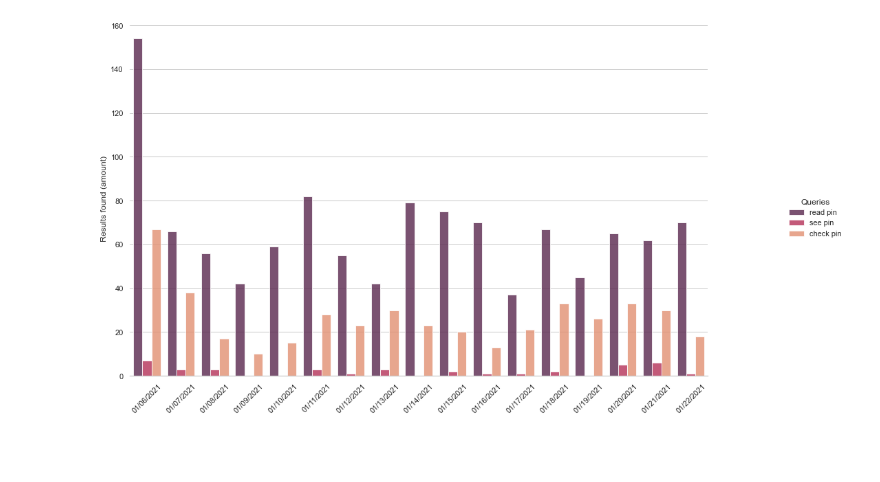
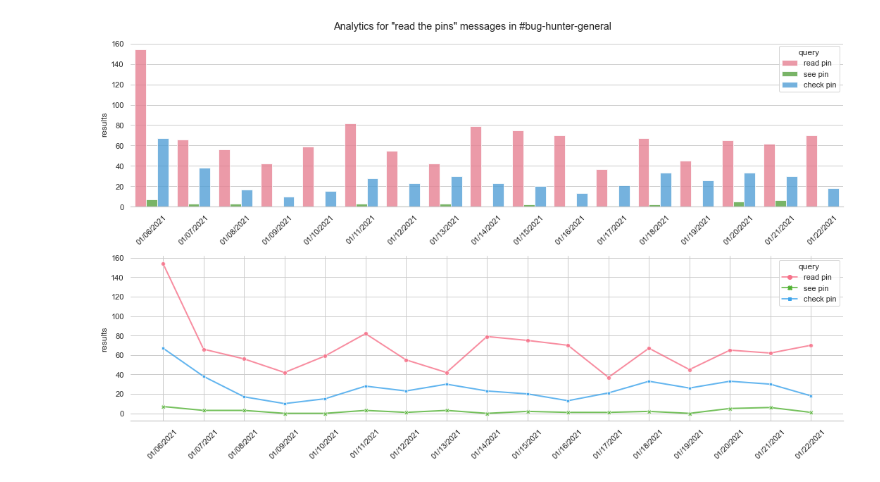
Before and after one commit to MORET5U/dtesters-pins-stats, a Jupyter notebook: app.ipynb, the cells around one changed output. Drawn from its saved outputs; the diff is of its cells as text; code cells hidden in the pictures; blank space fills up the shorter version.

Commit message:
added one lineplot and changed palettes a little

```diff
--- a/app.ipynb
+++ b/app.ipynb
@@ -1,9 +7,4 @@
 # %%
-import matplotlib.pyplot as plt
-import pandas as pd
-import seaborn as sns
-import ujson as uj
-
 # Load the data
 with open("data.json", "r", encoding="utf-8") as fp:
     data = uj.load(fp)
@@ -15,26 +16,45 @@ for day, queries in data.items():
         new_data.append(commit)
 
 df = pd.json_normalize(new_data, max_level=0)
-
-# Time to display ¯\_(ツ)_/¯
-sns.set_theme(style="whitegrid")
-g = sns.catplot(
-    data=df,
-    kind="bar",
-    hue="query",
-    x="day",
-    y="results",
-    ci="cd",
-    alpha=0.8,
-    height=6,
-    palette="rocket",
-)
-g.despine(left=True)
-g.set_axis_labels("", "Results found (amount)")
-g.legend.set_title("Queries")
-g.set_xticklabels(rotation=45)
-
-g.fig.set_figwidth(16)
-g.fig.set_figheight(8)
-# %% [output]
-[figure, removed]
+# %%
+sns.set_theme(style="whitegrid")
+
+fig, axs = plt.subplots(nrows=2, figsize=(15, 9))
+fig.suptitle('Analytics for "read the pins" messages in #bug-hunter-general')
+
+ax1 = sns.barplot(
+    data=df,
+    hue="query",
+    x="day",
+    y="results",
+    ci="cd",
+    alpha=0.8,
+    palette="husl",
+    ax=axs[0],
+)
+
+ax2 = sns.lineplot(
+    data=df,
+    hue="query",
+    x="day",
+    y="results",
+    ax=axs[1],
+    alpha=0.8,
+    palette="husl",
+    style="query",
+    markers=True,
+    dashes=False,
+    linewidth=2,
+)
+
+# this is extremely stupid but much cleaner than other methods to do the rotation ¯\_(ツ)_/¯
+for tl in ax2.get_xticklabels() + ax1.get_xticklabels():
+    tl.set_rotation(45)
+
+for ax in axs:
+    ax.set_xlabel("")
+
+sns.despine(left=True)
+fig.tight_layout()
+# %% [output]
+[figure, added]
```
Also changed, not shown: parts of 1 cell of this notebook.
